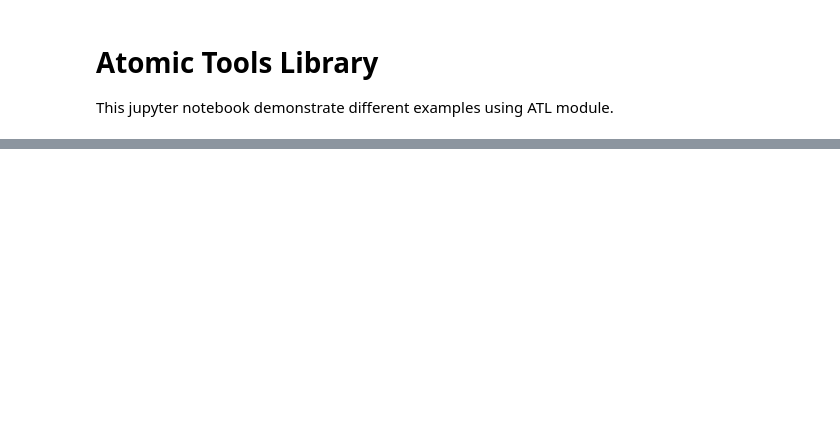
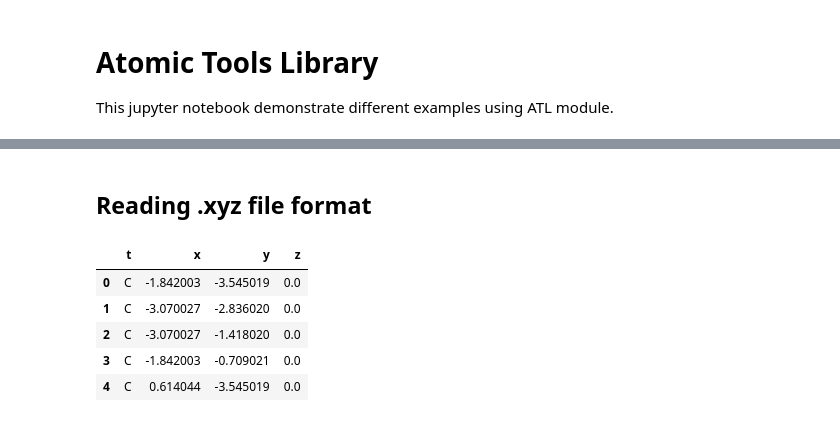
Before and after one commit to hghcomphys/atl, a Jupyter notebook: examples/atl_examples.ipynb, the cells around one changed output, grey strips where cells are left out. Cells and saved outputs as stored; diff of their text form; code cells hidden in the pictures; blank space fills up the shorter version.

```diff
--- a/examples/atl_examples.ipynb
+++ b/examples/atl_examples.ipynb
@@ -106,0 +41,12 @@ print mf
+# %% [markdown]
+## Reading .xyz file format
+# %%
+grn = atl.read_xyz_pandas('grn.xyz')
+grn.head()
+# %% [output]
+|  | t | x | y | z |
+| 0 | C | -1.842003 | -3.545019 | 0.0 |
+| 1 | C | -3.070027 | -2.836020 | 0.0 |
+| 2 | C | -3.070027 | -1.418020 | 0.0 |
+| 3 | C | -1.842003 | -0.709021 | 0.0 |
+| 4 | C | 0.614044 | -3.545019 | 0.0 |
```
Also changed, not shown: parts of 45 cells of this notebook, 7 other files.
